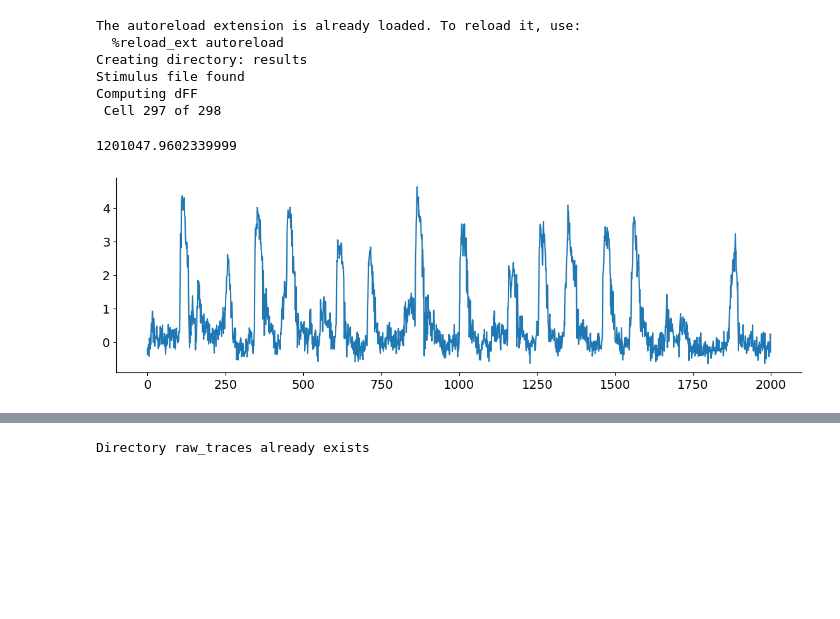
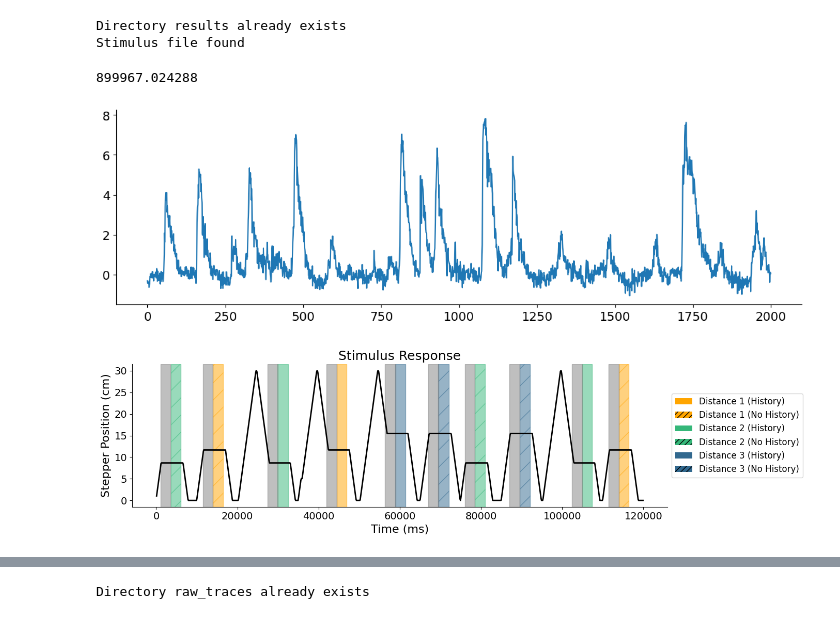
Before and after one commit to s-acosta/distance-project, a Jupyter notebook: linear-notebooks/analysis-linear-stimulus.ipynb, the cells around one changed output, grey strips where cells are left out. Saved outputs shown, nothing was run; the diff lists cells and outputs as text; code cells hidden in the pictures; blank space fills up the shorter version.

```diff
--- a/linear-notebooks/analysis-linear-stimulus.ipynb
+++ b/linear-notebooks/analysis-linear-stimulus.ipynb
@@ -21,7 +21,7 @@ colors = setup_plot_style()
 %autoreload 2
 
 data_dir = r'D:/data-distance-coding-project/processed-data'
-session = r'250307_SAM032'
+session = r'250307_SAM033'
 
 session_path = os.path.join(data_dir, session)
 results_path = create_new_result_dir(session_path, r'results')
@@ -44,12 +44,8 @@ D = ActivityLoader(session_path)
 # D.dFF = (D.dFF - np.mean(D.dFF, axis=1)[:, np.newaxis]) / np.std(D.dFF, axis=1)[:, np.newaxis]
 frames_time = D.frames_time
 # %% [output]
-The autoreload extension is already loaded. To reload it, use:
-  %reload_ext autoreload
-Creating directory: results
+Directory results already exists
 Stimulus file found
-Computing dFF
- Cell 297 of 298
 # %%
 time = []
 stepper_pos = []
@@ -63,21 +59,24 @@ monocular_sequence = []
 
 field_names = import_vars_from_matlab(container, 'stim', locals())
 
+if len(monocular_sequence) == 0:
+    monocular_sequence = np.ones_like(trial_sequence)
+
 print(frames_time[-1])
 
-time = np.linspace(0, 1200*1000, len(stepper_pos))
+time = np.linspace(0, 900*1000, len(stepper_pos))
 stepper_pos_interp = np.interp(D.frames_time, time, stepper_pos)
 on_time_interp = np.round(np.interp(D.frames_time, time, mini_servo_active)).astype(bool)
 identity_interp = np.round(np.interp(D.frames_time, time, servo_id)).astype(int)
 # %% [output]
-1201047.9602339999
+899967.024288
 # %%
 plt.figure(figsize=(14, 4))
-cell = np.where(D.suite2p_id == 126)[0][0]
+cell = np.where(D.suite2p_id == 113)[0][0]
 plt.plot(D.dFF[cell][:2000].T)
 plt.show()
 # %% [output]
-[figure, old version]
+[figure, new version]
 # %%
 def get_trial_frames(repeat):
 
@@ -192,3 +259,7 @@ def get_all_traces(cell, whole_repeat=None, distance=None, monocular=None, histo
+# %%
+fig = plot_stimulus_response(n_repeats=[0,10])
+# %% [output]
+[figure, added]
 # %%
 def plot_cell_stimulus_response(cell, fig_path=None, n_repeats=10):
     """
```
Also changed, not shown: parts of 19 cells of this notebook, 3 other files.
